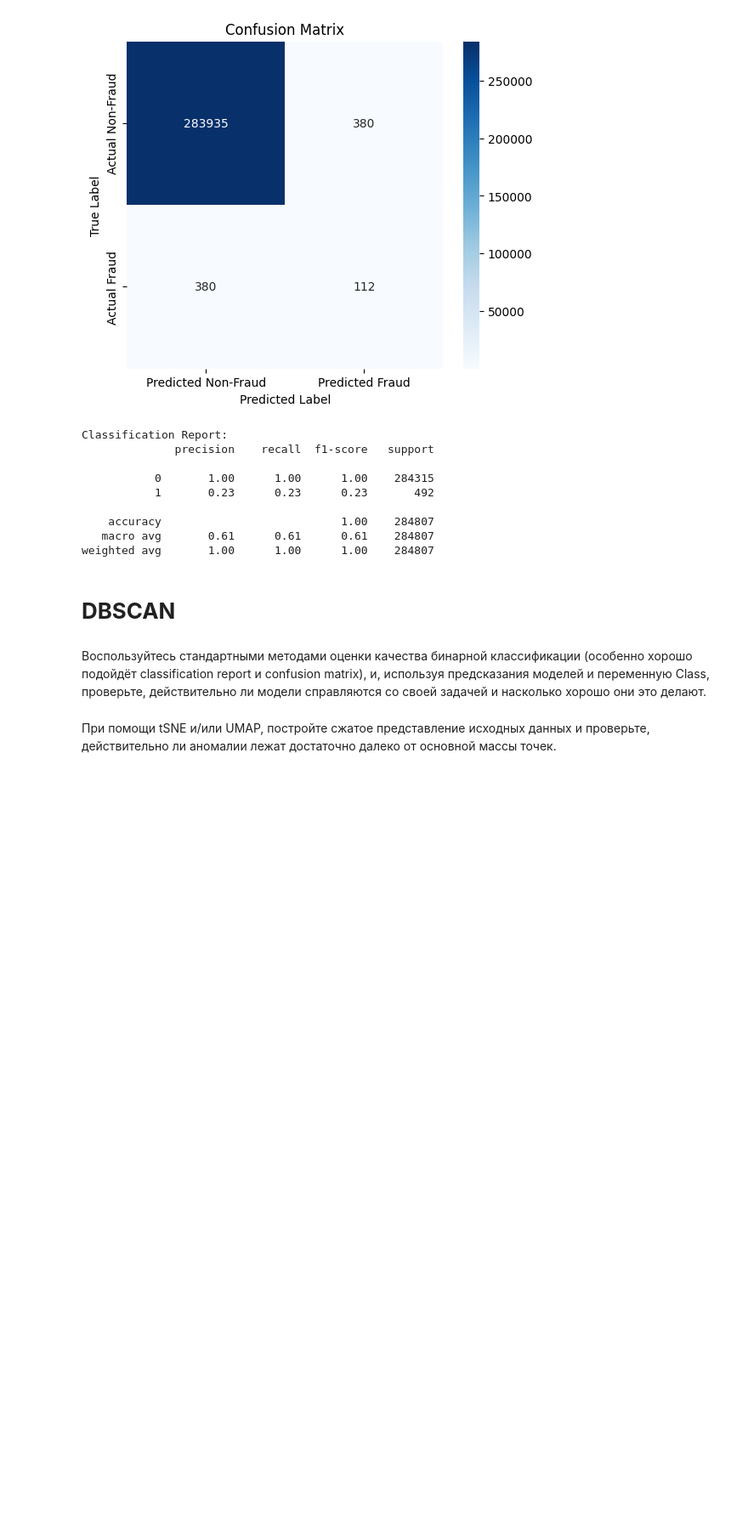
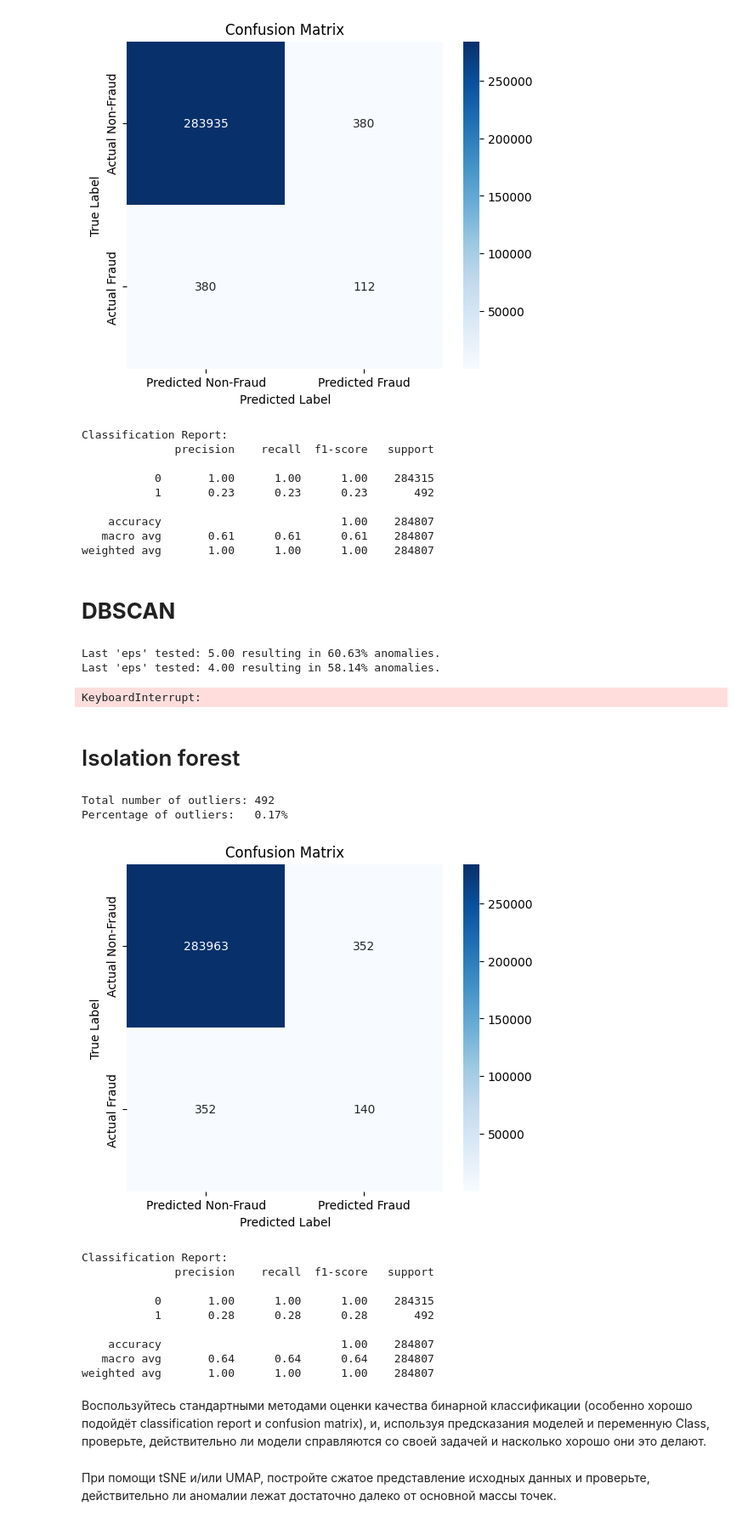
Before and after one commit to Evans-Sense/pet, a Jupyter notebook: Hometask_3_MLPro2025.ipynb, the cells around one changed output. Shown at 85% size. Drawn from its saved outputs; the diff is of its cells as text; code cells hidden in the pictures; blank space fills up the shorter version.

```diff
--- a/Hometask_3_MLPro2025.ipynb
+++ b/Hometask_3_MLPro2025.ipynb
@@ -507,10 +509,10 @@ anomaly_percentage = []
 
 # Define the range for eps
 initial_samples = 5
-samp_step = 5
+samp_step = -1
 # Let's set a maximum eps to avoid indefinite loops if the condition is never met.
 # This maximum can be adjusted if needed after initial run or k-distance analysis.
-max_samp = 25 # Arbitrary upper limit, can be adjusted.
+max_samp = 2 # Arbitrary upper limit, can be adjusted.
 min_samples = np.arange(initial_samples, max_samp + samp_step, samp_step)
 
 found_optimal_samp = False
@@ -518,7 +520,7 @@ final_samp_value = initial_samples # Initialize with starting value
 
 # Use tqdm to control the process and show progress
 for samp in tqdm(min_samples, desc="Tuning DBSCAN 'samples'"):
-    model = HDBSCAN(min_samples=samp).fit(scaled_data) # scaled_data is already defined
+    model = HDBSCAN(min_cluster_size=samp, n_jobs=-1).fit(scaled_data) # scaled_data is already defined
     labels = model.labels_
 
     # Count actual clusters (excluding noise which is -1)
@@ -533,6 +535,7 @@ for samp in tqdm(min_samples, desc="Tuning DBSCAN 'samples'"):
 
     # Store the latest model labels. This will be the result if the loop breaks or finishes.
     density_outlier = current_outliers
+    print(f"Last 'eps' tested: {samp:.2f} resulting in {current_outlier_percentage:.2f}% anomalies.")
 
     # Check if the desired outlier percentage is reached or exceeded
     # The original code condition was outlier_percentage > 0.1727, so it stops when <= 0.1727
@@ -545,10 +548,59 @@ print(f"DBSCAN tuning complete.")
 if found_optimal_samp:
     print(f"Optimal 'eps' found: {final_samp_value:.2f} resulting in {current_outlier_percentage:.2f}% anomalies.")
 else:
-    print(f"Target anomaly percentage {target_anomaly_percentage:.2f}% not reached within eps range [{initial_samp:.2f}, {max_samp:.2f}].")
+    print(f"Target anomaly percentage {target_anomaly_percentage:.2f}% not reached within eps range [{initial_samples:.2f}, {max_samp:.2f}].")
     print(f"Last 'eps' tested: {samp:.2f} resulting in {current_outlier_percentage:.2f}% anomalies.")
 
 # The density_outlier variable now correctly holds the labels from the last DBSCAN run that met the condition or completed the loop.
+# %% [output]
+Last 'eps' tested: 5.00 resulting in 60.63% anomalies.
+Last 'eps' tested: 4.00 resulting in 58.14% anomalies.
+KeyboardInterrupt:
+# %% [markdown]
+# Isolation forest
+# %%
+from sklearn.ensemble import IsolationForest
+
+isolation_forest = IsolationForest(n_estimators=100, contamination=0.001727,
+                                   max_features=, bootstrap=True, random_state=42)
+isolation_forest.fit(scaled_data)
+
+isolation_outliers = isolation_forest.predict(scaled_data)
+isolation_outliers = np.array([1 if label == -1 else 0 for label in isolation_outliers])
+# %%
+anomalies_report(isolation_outliers)
+# %% [output]
+Total number of outliers: 492
+Percentage of outliers:   0.17%
+# %%
+predicted_labels = isolation_outliers.astype(int)
+
+true_labels = df['Class']
+
+cm = confusion_matrix(true_labels, predicted_labels)
+
+plt.figure(figsize=(6, 5))
+sns.heatmap(cm, annot=True, fmt='d', cmap='Blues',
+            xticklabels=['Predicted Non-Fraud', 'Predicted Fraud'],
+            yticklabels=['Actual Non-Fraud', 'Actual Fraud'])
+plt.title('Confusion Matrix')
+plt.xlabel('Predicted Label')
+plt.ylabel('True Label')
+plt.show()
+
+print('\nClassification Report:')
+print(classification_report(true_labels, predicted_labels))
+# %% [output]
+[figure, added]
+Classification Report:
+              precision    recall  f1-score   support
+
+           0       1.00      1.00      1.00    284315
+           1       0.28      0.28      0.28       492
+
+    accuracy                           1.00    284807
+   macro avg       0.64      0.64      0.64    284807
+weighted avg       1.00      1.00      1.00    284807
 # %% [markdown]
 Воспользуйтесь стандартными методами оценки качества бинарной классификации (особенно хорошо подойдёт classification report и confusion matrix), и, используя предсказания моделей и переменную Class, проверьте, действительно ли модели справляются со своей задачей и насколько хорошо они это делают.
 # %% [markdown]
```
Also changed, not shown: parts of 10 cells of this notebook.
